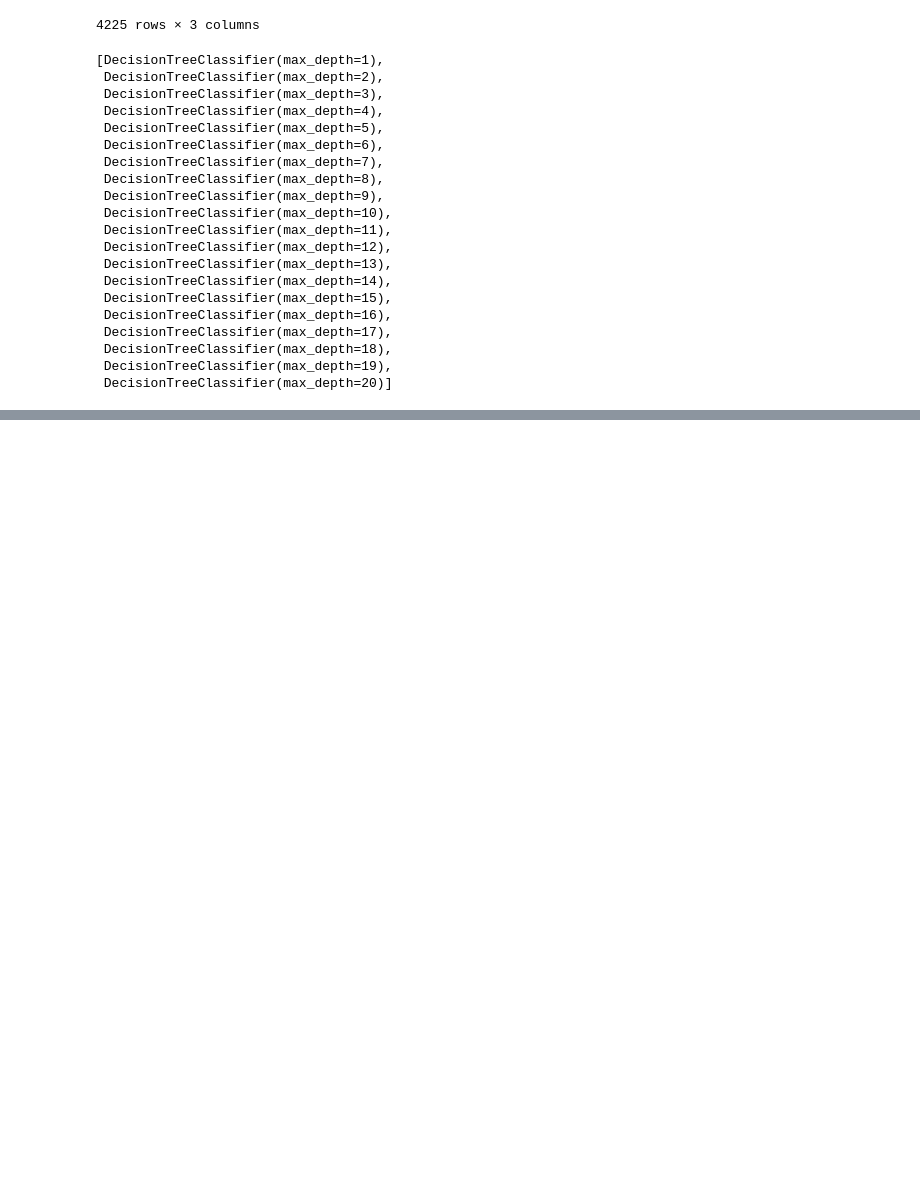
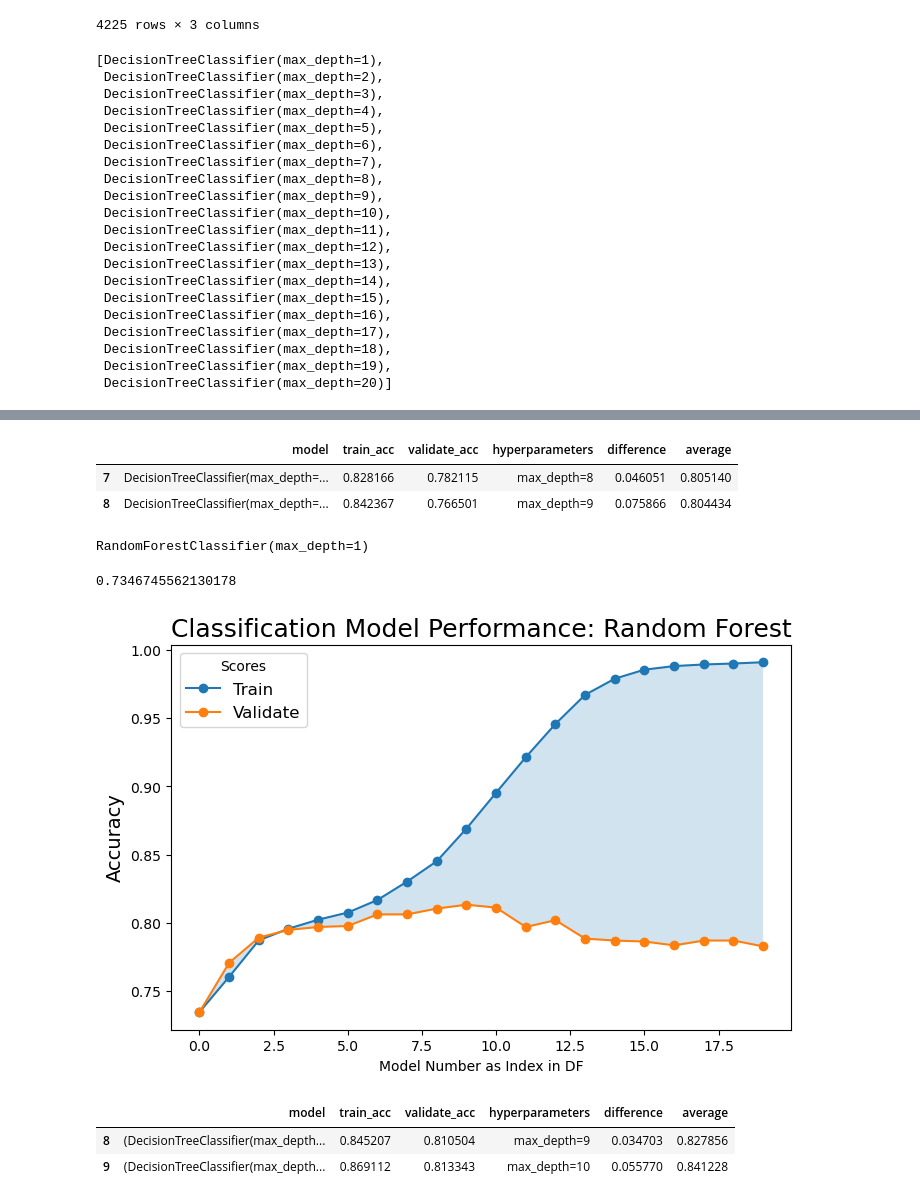
Before and after one commit to Michael-Nelson361/Telco_Report, a Jupyter notebook: modeling.ipynb, the cells around one changed output, grey strips where cells are left out. Cells and saved outputs as stored; diff of their text form; code cells hidden in the pictures; blank space fills up the shorter version.

```diff
--- a/modeling.ipynb
+++ b/modeling.ipynb
@@ -405,0 +445,18 @@ for model in clf:
+# %%
+# drop anything below baseline
+dt_metrics = dt_metrics[dt_metrics.validate_acc > baseline_acc]
+
+# drop anything with a difference bigger than 0.1
+dt_metrics = dt_metrics[dt_metrics.difference.round(1) < dt_metrics.difference.round(1).max()]
+
+# drop anything with an average less than average rounded to 1 decimal
+dt_metrics = dt_metrics[dt_metrics.average >= dt_metrics.average.round(1)]
+
+# drop rows that are less than or equal to the validate mean
+dt_metrics = dt_metrics[dt_metrics.validate_acc > dt_metrics.validate_acc.mean()]
+
+dt_metrics.sort_values(['difference','validate_acc','train_acc'],ascending=[True,False,False])[:3]
+# %% [output]
+|  | model | train_acc | validate_acc | hyperparameters | difference | average |
+| 7 | DecisionTreeClassifier(max_depth=... | 0.828166 | 0.782115 | max_depth=8 | 0.046051 | 0.805140 |
+| 8 | DecisionTreeClassifier(max_depth=... | 0.842367 | 0.766501 | max_depth=9 | 0.075866 | 0.804434 |
@@ -406,4 +466,63 @@ for model in clf:
 # %%
 # run random forest
+rf = RandomForestClassifier(max_depth=1)
+# %%
+rf.fit(X_train,y_train)
+# %% [output]
+RandomForestClassifier(max_depth=1)
+# %%
+rf.score(X_train,y_train)
+# %% [output]
+0.7346745562130178
 # %%
 # loop random forest
+metrics = []
+
+for i in range(20):
+    # print(i+1)
+    model = RandomForestClassifier(max_depth=i+1,random_state=r_parameter)
+
+    model.fit(X_train,y_train)
+
+    output = {
+        'model':model,
+        'train_acc':model.score(X_train,y_train),
+        'validate_acc':model.score(X_validate,y_validate),
+        'hyperparameters':'max_depth='+str(i+1)
+    }
+
+    metrics.append(output)
+
+rf_metrics = pd.DataFrame(metrics)
+rf_metrics['difference'] = rf_metrics.train_acc - rf_metrics.validate_acc
+rf_metrics['average'] = rf_metrics[['train_acc','validate_acc']].mean(axis=1)
+# %%
+plt.figure(figsize=(8, 5))
+plt.plot(rf_metrics.index, rf_metrics.train_acc, label="Train", marker="o")
+plt.plot(rf_metrics.index, rf_metrics.validate_acc, label="Validate", marker="o")
+plt.fill_between(rf_metrics.index, rf_metrics.train_acc, rf_metrics.validate_acc, alpha=0.2)
+plt.xlabel("Model Number as Index in DF", fontsize=10)
+plt.ylabel("Accuracy", fontsize=14)
+plt.title(f"Classification Model Performance: Random Forest", fontsize=18)
+plt.legend(title="Scores", fontsize=12)
+plt.show()
+# %% [output]
+[figure, added]
+# %%
+# drop anything below baseline
+rf_metrics = rf_metrics[rf_metrics.validate_acc > baseline_acc]
+
+# drop anything with a difference bigger than 0.1
+rf_metrics = rf_metrics[rf_metrics.difference.round(1) < rf_metrics.difference.round(1).max()]
+
+# drop anything with an average less than average rounded to 1 decimal
+rf_metrics = rf_metrics[rf_metrics.average >= rf_metrics.average.round(1)]
+
+# drop rows that are less than or equal to the validate mean
+rf_metrics = rf_metrics[rf_metrics.validate_acc > rf_metrics.validate_acc.mean()]
+
+rf_metrics.sort_values(['difference','validate_acc','train_acc'],ascending=[True,False,False])[:3]
+# %% [output]
+|  | model | train_acc | validate_acc | hyperparameters | difference | average |
+| 8 | (DecisionTreeClassifier(max_depth... | 0.845207 | 0.810504 | max_depth=9 | 0.034703 | 0.827856 |
+| 9 | (DecisionTreeClassifier(max_depth... | 0.869112 | 0.813343 | max_depth=10 | 0.055770 | 0.841228 |
```
Also changed, not shown: parts of 28 cells of this notebook.
